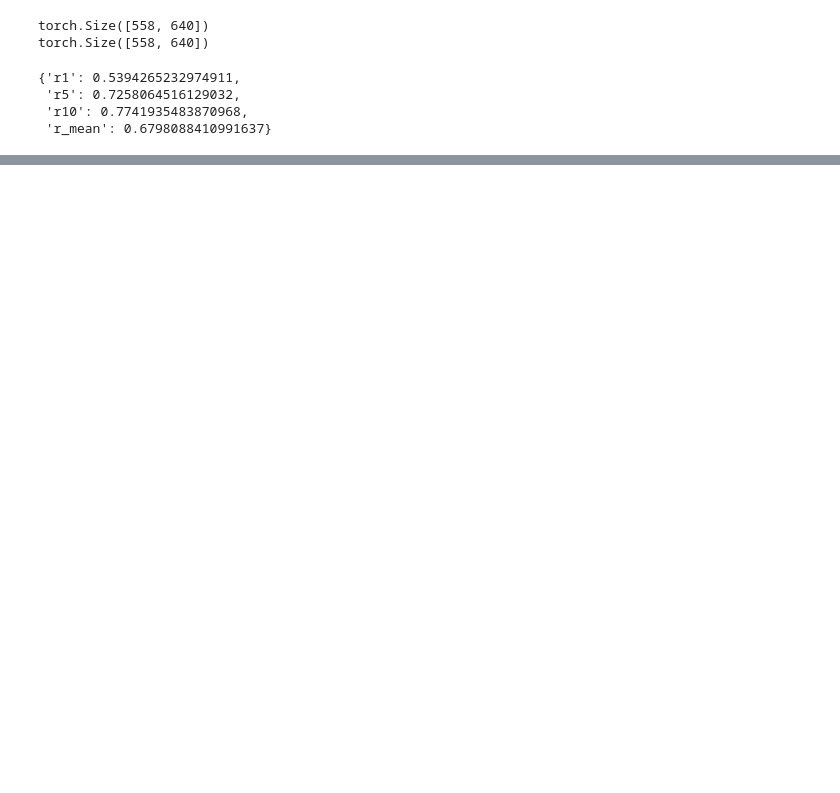
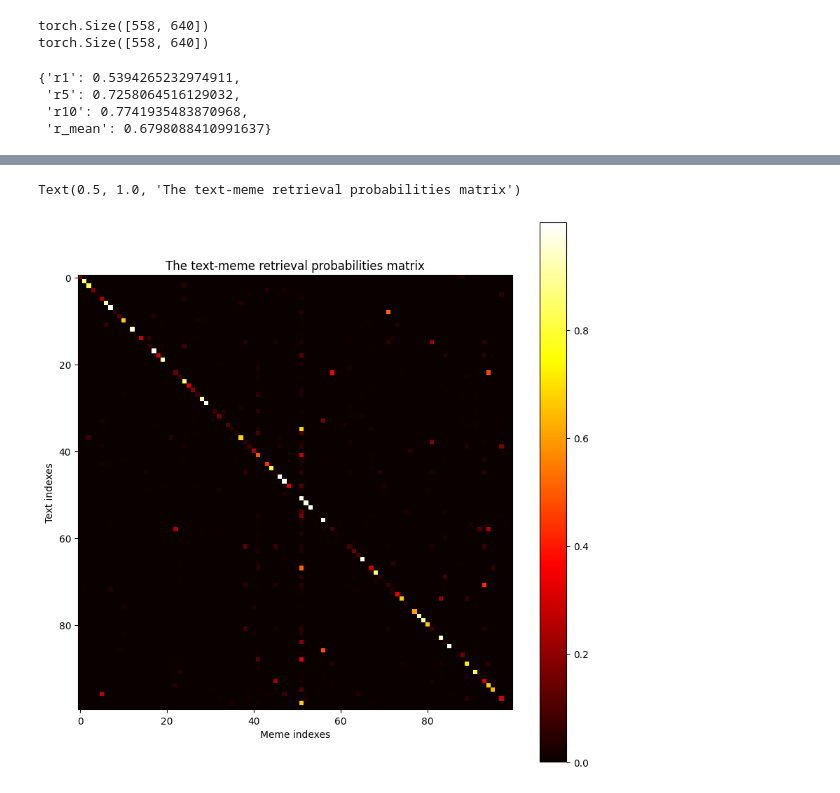
Before and after one commit to Seefreem/meme_text_retrieval, a Jupyter notebook: evaluation.ipynb, the cells around one changed output, grey strips where cells are left out. Saved outputs shown, nothing was run; the diff lists cells and outputs as text; code cells hidden in the pictures; blank space fills up the shorter version.

```diff
--- a/evaluation.ipynb
+++ b/evaluation.ipynb
@@ -61,0 +66,3 @@ Text(0.5, 1.0, 'The text-meme retrieval probabilities matrix')
+# %%
+from src.models.clip import clip
+clip_model = clip()
@@ -61,0 +82,6 @@ Text(0.5, 1.0, 'The text-meme retrieval probabilities matrix')
+# %%
+from src.evaluation import similarity_clip
+from src.utilities import recall_at_k
+# Calculate the similarity matrix of memes and texts.
+text2image_si = similarity_clip(inputs, clip_model, device)
+recall_at_k(text2image_si)
@@ -61,0 +95,12 @@ Text(0.5, 1.0, 'The text-meme retrieval probabilities matrix')
+# %%
+result = text2image_si.softmax(dim=1)[:100, :100]
+plt.figure(figsize=(10, 10))
+# Plot the tensor as a heatmap
+plt.imshow(result[:100, :100], cmap='hot')
+plt.colorbar()  # Adds a colorbar to show the scale
+plt.ylabel('Text indexes')
+plt.xlabel('Meme indexes')
+plt.title('The text-meme retrieval probabilities matrix')
+# %% [output]
+Text(0.5, 1.0, 'The text-meme retrieval probabilities matrix')
+[figure, added]
```
Also changed, not shown: parts of 10 cells of this notebook, 5 other files.
